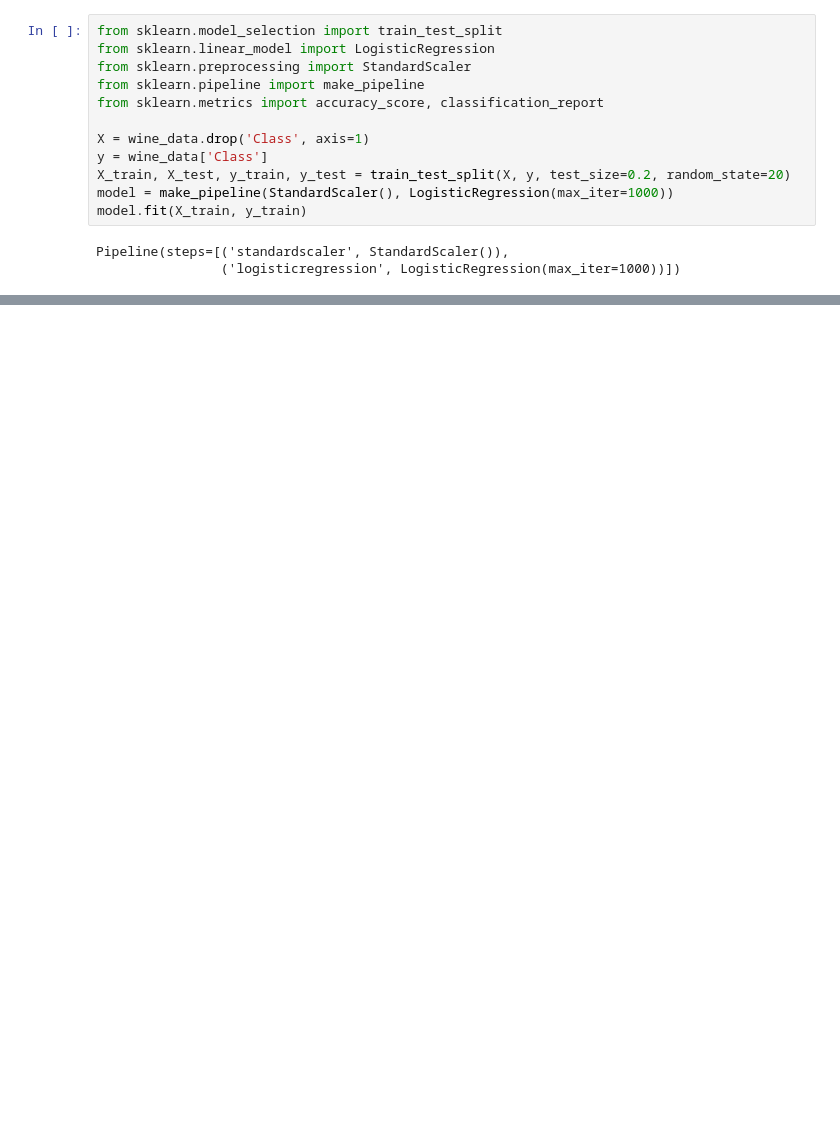
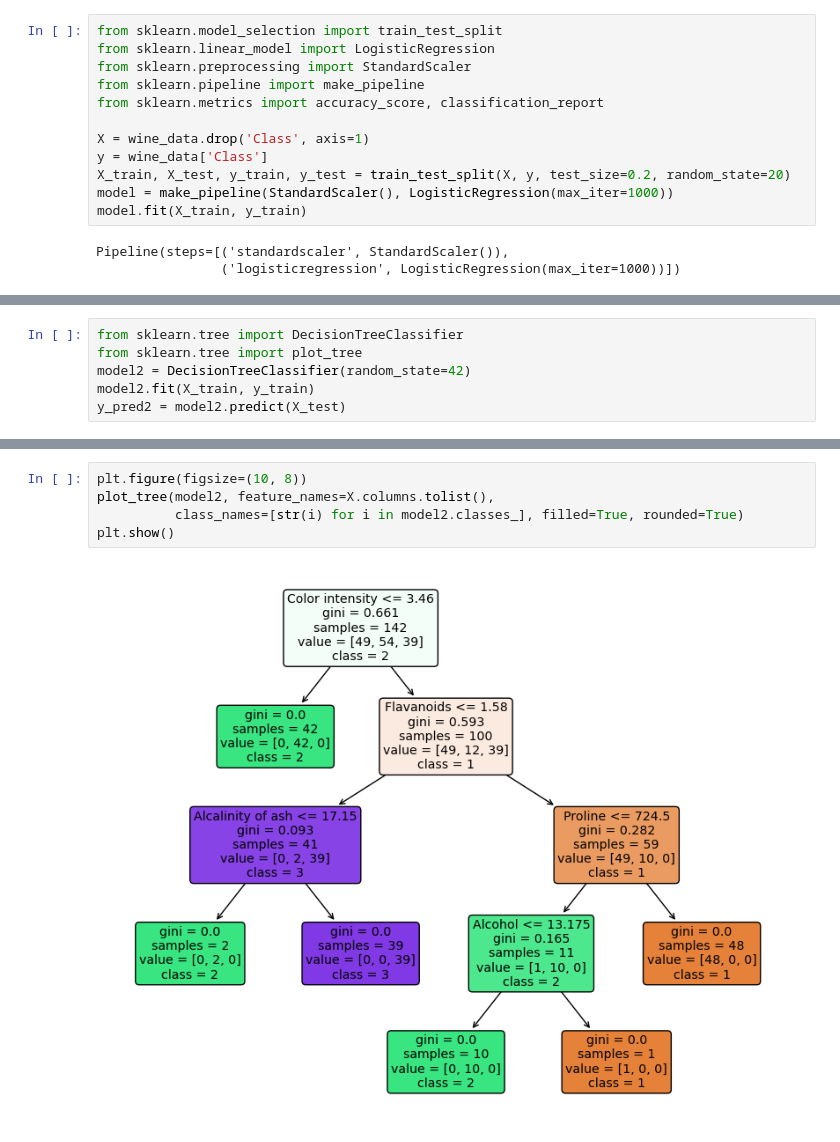
Before and after one commit to EvanJayChou/WineClassification, a Jupyter notebook: Wine.ipynb, the cells around one changed output, grey strips where cells are left out. Saved outputs shown, nothing was run; the diff lists cells and outputs as text; blank space fills up the shorter version.

Commit message:
Implemented Decision Trees

```diff
--- a/Wine.ipynb
+++ b/Wine.ipynb
@@ -66,0 +78,6 @@ Accuracy: 0.97
+# %%
+from sklearn.tree import DecisionTreeClassifier
+from sklearn.tree import plot_tree
+model2 = DecisionTreeClassifier(random_state=42)
+model2.fit(X_train, y_train)
+y_pred2 = model2.predict(X_test)
@@ -66,0 +99,7 @@ Accuracy: 0.97
+# %%
+plt.figure(figsize=(10, 8))
+plot_tree(model2, feature_names=X.columns.tolist(),
+          class_names=[str(i) for i in model2.classes_], filled=True, rounded=True)
+plt.show()
+# %% [output]
+[figure, added]
```
Also changed, not shown: parts of 5 cells of this notebook.
